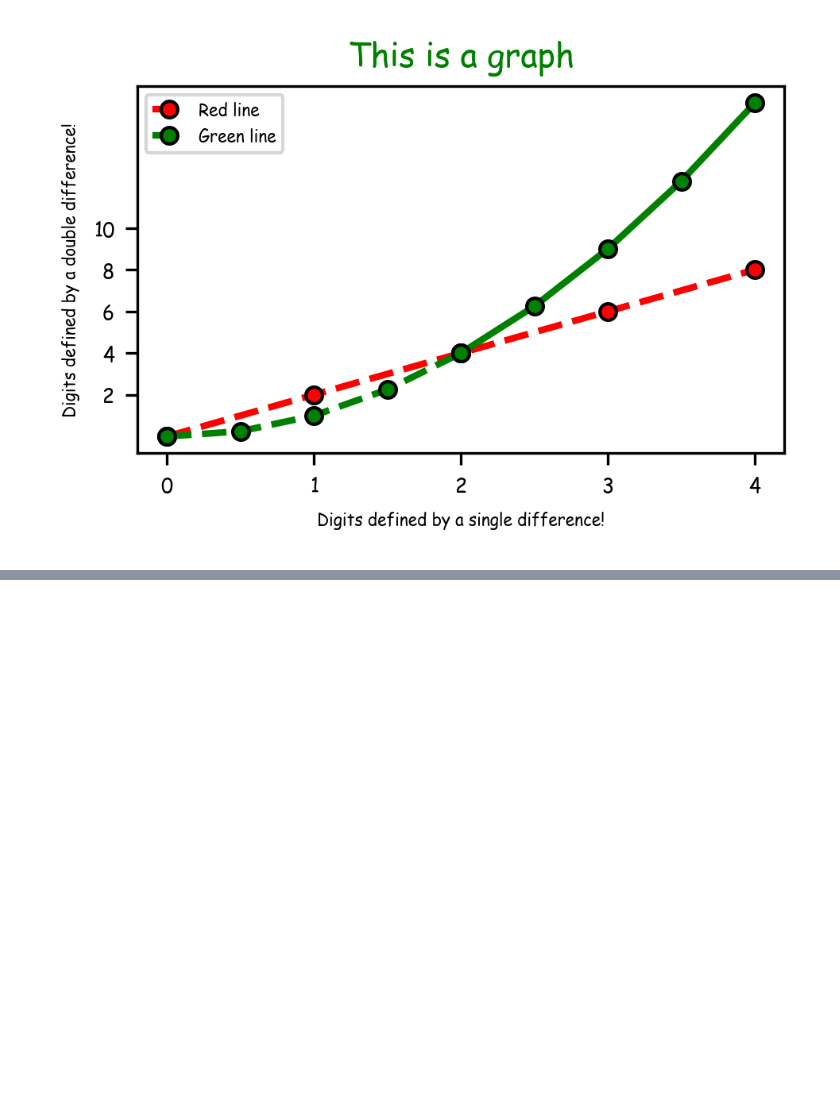
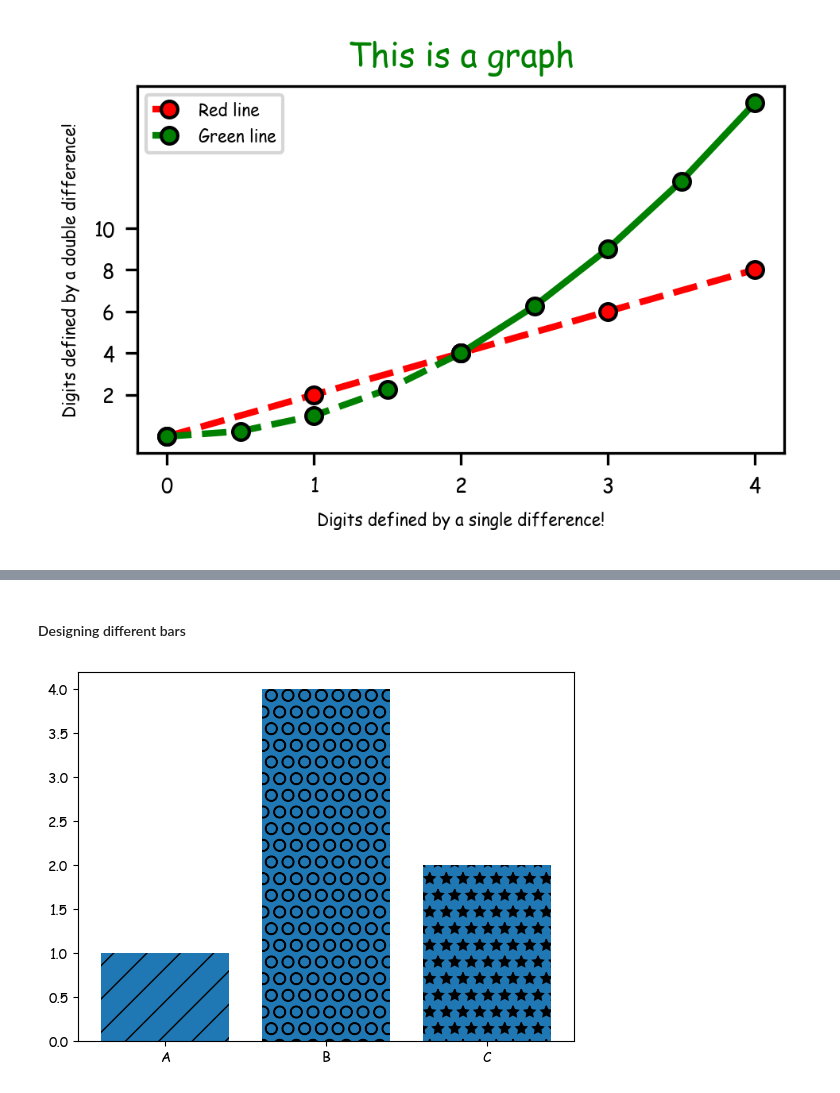
Before and after one commit to whoseunassailable/understanding_of_matplotlib, a Jupyter notebook: understanding_matplotlib.ipynb, the cells around one changed output, grey strips where cells are left out. Cells and saved outputs as stored; diff of their text form; code cells hidden in the pictures; blank space fills up the shorter version.

```diff
--- a/understanding_matplotlib.ipynb
+++ b/understanding_matplotlib.ipynb
@@ -268,0 +280,16 @@ plt.show()
+# %% [markdown]
+#### Designing different bars
+# %%
+x = ['A', 'B', 'C']
+y = [1, 4, 2]
+
+bar_graph = plt.bar(x, y)
+patterns = ['/', 'O', '*']
+
+# set_hatch() is used to design the style of the bar plot for example : bar_graph[0].set_hatch('/')
+for i in range(len(bar_graph)):
+    bar_graph[i].set_hatch(patterns[i]) # set_hatch() is used to design the style of the bar plot
+
+plt.show()
+# %% [output]
+[figure, added]
```
Also changed, not shown: parts of 2 cells of this notebook.
